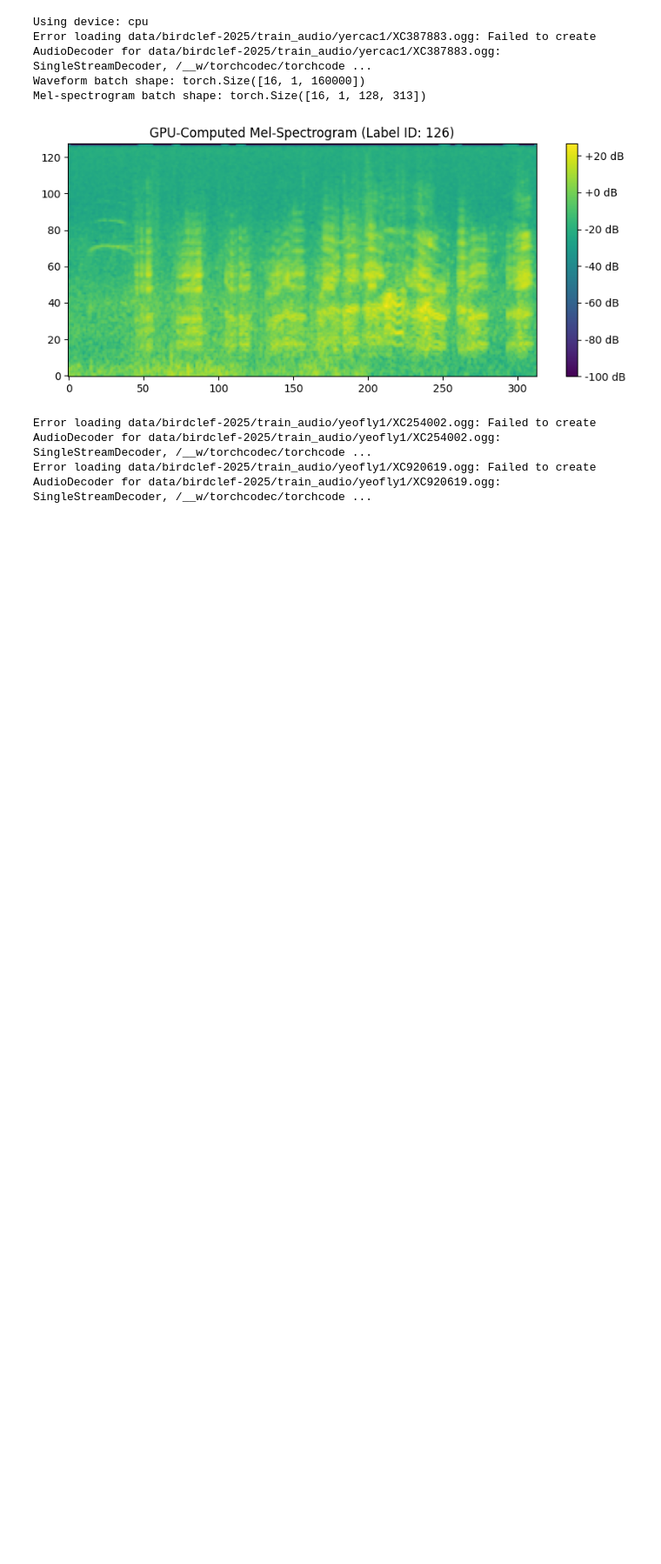
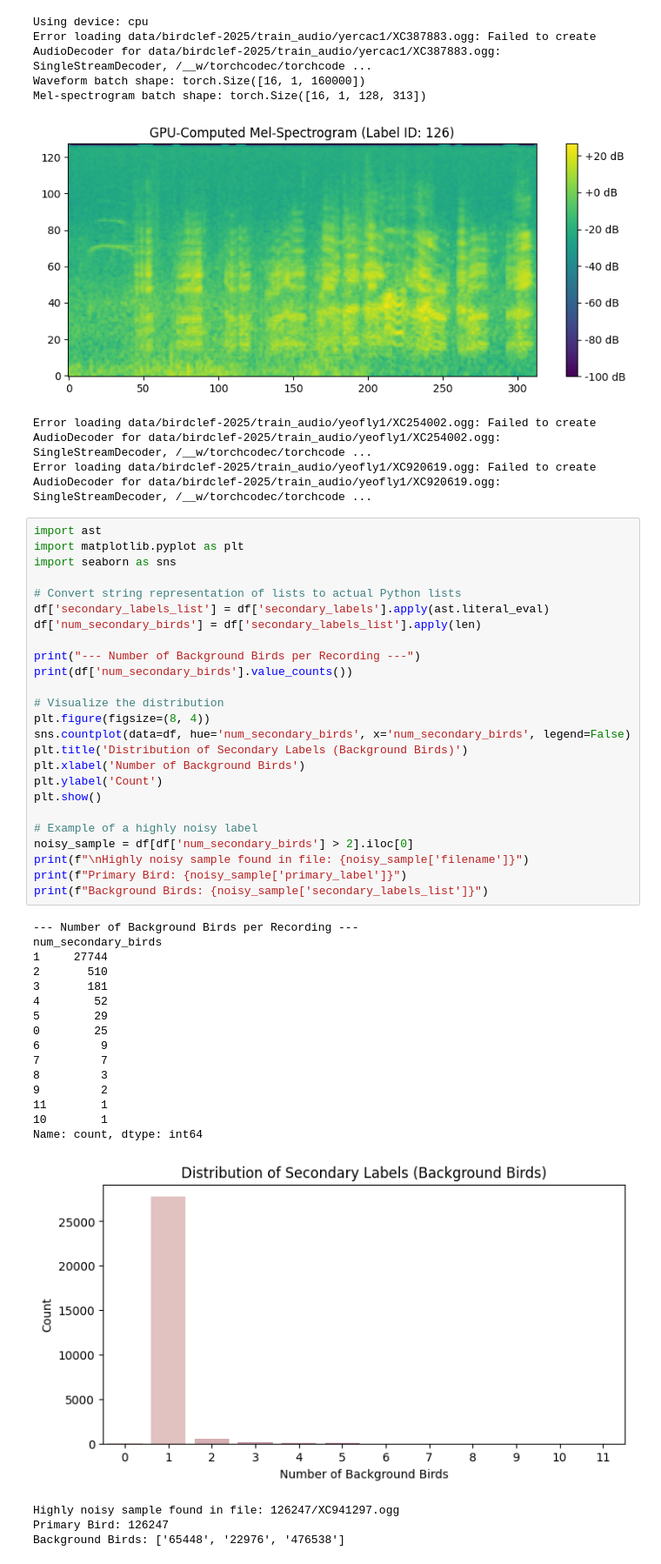
Before and after one commit to mahmuterensrc/GROUP21_CENG313, a Jupyter notebook: assignment1_eda_baseline.ipynb, the cells around one changed output. Shown at 87% size. Saved outputs shown, nothing was run; the diff lists cells and outputs as text; blank space fills up the shorter version.

```diff
--- a/assignment1_eda_baseline.ipynb
+++ b/assignment1_eda_baseline.ipynb
@@ -152,3 +332,48 @@ Mel-spectrogram batch shape: torch.Size([16, 1, 128, 313])
 [figure]
 Error loading data/birdclef-2025/train_audio/yeofly1/XC254002.ogg: Failed to create AudioDecoder for data/birdclef-2025/train_audio/yeofly1/XC254002.ogg: SingleStreamDecoder, /__w/torchcodec/torchcode ...
 Error loading data/birdclef-2025/train_audio/yeofly1/XC920619.ogg: Failed to create AudioDecoder for data/birdclef-2025/train_audio/yeofly1/XC920619.ogg: SingleStreamDecoder, /__w/torchcodec/torchcode ...
+# %%
+import ast
+import matplotlib.pyplot as plt
+import seaborn as sns
+
+# Convert string representation of lists to actual Python lists
+df['secondary_labels_list'] = df['secondary_labels'].apply(ast.literal_eval)
+df['num_secondary_birds'] = df['secondary_labels_list'].apply(len)
+
+print("--- Number of Background Birds per Recording ---")
+print(df['num_secondary_birds'].value_counts())
+
+# Visualize the distribution
+plt.figure(figsize=(8, 4))
+sns.countplot(data=df, hue='num_secondary_birds', x='num_secondary_birds', legend=False)
+plt.title('Distribution of Secondary Labels (Background Birds)')
+plt.xlabel('Number of Background Birds')
+plt.ylabel('Count')
+plt.show()
+
+# Example of a highly noisy label
+noisy_sample = df[df['num_secondary_birds'] > 2].iloc[0]
+print(f"\nHighly noisy sample found in file: {noisy_sample['filename']}")
+print(f"Primary Bird: {noisy_sample['primary_label']}")
+print(f"Background Birds: {noisy_sample['secondary_labels_list']}")
+# %% [output]
+--- Number of Background Birds per Recording ---
+num_secondary_birds
+1     27744
+2       510
+3       181
+4        52
+5        29
+0        25
+6         9
+7         7
+8         3
+9         2
+11        1
+10        1
+Name: count, dtype: int64
+[figure, added]
+Highly noisy sample found in file: 126247/XC941297.ogg
+Primary Bird: 126247
+Background Birds: ['65448', '22976', '476538']
```
Also changed, not shown: parts of 10 cells of this notebook.
